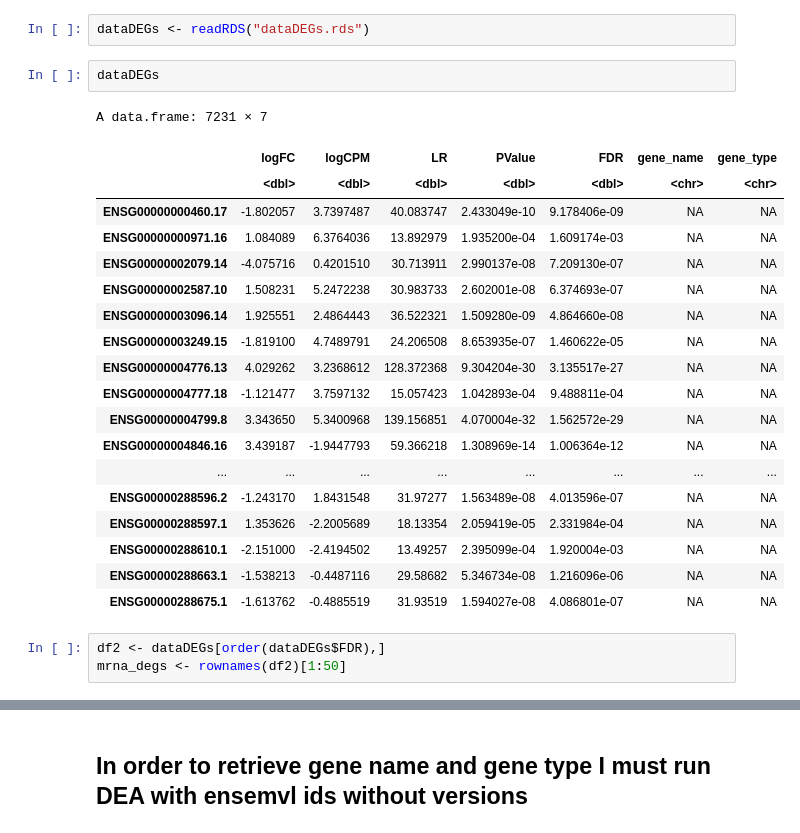
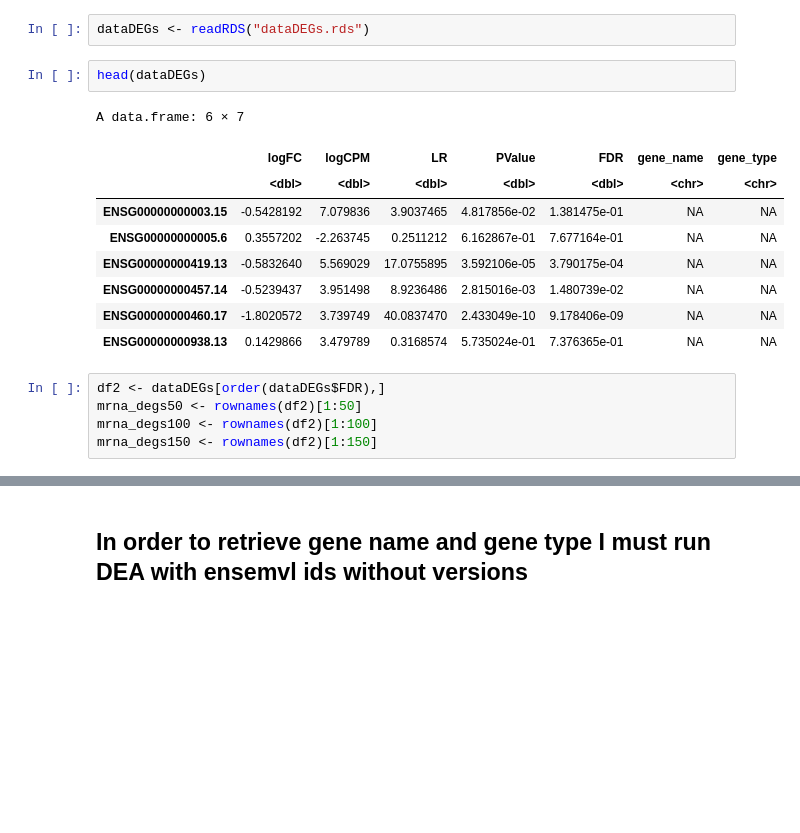
Before and after one commit to TheodosisL/Bioinformatics, a Jupyter notebook: tcga.ipynb, the cells around one changed output, grey strips where cells are left out. Cells and saved outputs as stored; diff of their text form; blank space fills up the shorter version.

```diff
--- a/tcga.ipynb
+++ b/tcga.ipynb
@@ -418,28 +418,20 @@ This may take some minutes...
 # %%
 dataDEGs <- readRDS("dataDEGs.rds")
 # %%
-dataDEGs
+head(dataDEGs)
 # %% [output]
-A data.frame: 7231 × 7
+A data.frame: 6 × 7
 |  | logFC | logCPM | LR | PValue | FDR | gene_name | gene_type |
 |  | <dbl> | <dbl> | <dbl> | <dbl> | <dbl> | <chr> | <chr> |
-| ENSG00000000460.17 | -1.802057 | 3.7397487 | 40.083747 | 2.433049e-10 | 9.178406e-09 | NA | NA |
-| ENSG00000000971.16 | 1.084089 | 6.3764036 | 13.892979 | 1.935200e-04 | 1.609174e-03 | NA | NA |
-| ENSG00000002079.14 | -4.075716 | 0.4201510 | 30.713911 | 2.990137e-08 | 7.209130e-07 | NA | NA |
-| ENSG00000002587.10 | 1.508231 | 5.2472238 | 30.983733 | 2.602001e-08 | 6.374693e-07 | NA | NA |
-| ENSG00000003096.14 | 1.925551 | 2.4864443 | 36.522321 | 1.509280e-09 | 4.864660e-08 | NA | NA |
-| ENSG00000003249.15 | -1.819100 | 4.7489791 | 24.206508 | 8.653935e-07 | 1.460622e-05 | NA | NA |
-| ENSG00000004776.13 | 4.029262 | 3.2368612 | 128.372368 | 9.304204e-30 | 3.135517e-27 | NA | NA |
-| ENSG00000004777.18 | -1.121477 | 3.7597132 | 15.057423 | 1.042893e-04 | 9.488811e-04 | NA | NA |
-| ENSG00000004799.8 | 3.343650 | 5.3400968 | 139.156851 | 4.070004e-32 | 1.562572e-29 | NA | NA |
-| ENSG00000004846.16 | 3.439187 | -1.9447793 | 59.366218 | 1.308969e-14 | 1.006364e-12 | NA | NA |
-| ... | ... | ... | ... | ... | ... | ... | ... |
-| ENSG00000288596.2 | -1.243170 | 1.8431548 | 31.97277 | 1.563489e-08 | 4.013596e-07 | NA | NA |
-| ENSG00000288597.1 | 1.353626 | -2.2005689 | 18.13354 | 2.059419e-05 | 2.331984e-04 | NA | NA |
-| ENSG00000288610.1 | -2.151000 | -2.4194502 | 13.49257 | 2.395099e-04 | 1.920004e-03 | NA | NA |
-| ENSG00000288663.1 | -1.538213 | -0.4487116 | 29.58682 | 5.346734e-08 | 1.216096e-06 | NA | NA |
-| ENSG00000288675.1 | -1.613762 | -0.4885519 | 31.93519 | 1.594027e-08 | 4.086801e-07 | NA | NA |
+| ENSG00000000003.15 | -0.5428192 | 7.079836 | 3.9037465 | 4.817856e-02 | 1.381475e-01 | NA | NA |
+| ENSG00000000005.6 | 0.3557202 | -2.263745 | 0.2511212 | 6.162867e-01 | 7.677164e-01 | NA | NA |
+| ENSG00000000419.13 | -0.5832640 | 5.569029 | 17.0755895 | 3.592106e-05 | 3.790175e-04 | NA | NA |
+| ENSG00000000457.14 | -0.5239437 | 3.951498 | 8.9236486 | 2.815016e-03 | 1.480739e-02 | NA | NA |
+| ENSG00000000460.17 | -1.8020572 | 3.739749 | 40.0837470 | 2.433049e-10 | 9.178406e-09 | NA | NA |
+| ENSG00000000938.13 | 0.1429866 | 3.479789 | 0.3168574 | 5.735024e-01 | 7.376365e-01 | NA | NA |
 # %%
 df2 <- dataDEGs[order(dataDEGs$FDR),]
-mrna_degs <- rownames(df2)[1:50]
+mrna_degs50 <- rownames(df2)[1:50]
+mrna_degs100 <- rownames(df2)[1:100]
+mrna_degs150 <- rownames(df2)[1:150]
 # %%
```
Also changed, not shown: parts of 22 cells of this notebook.
